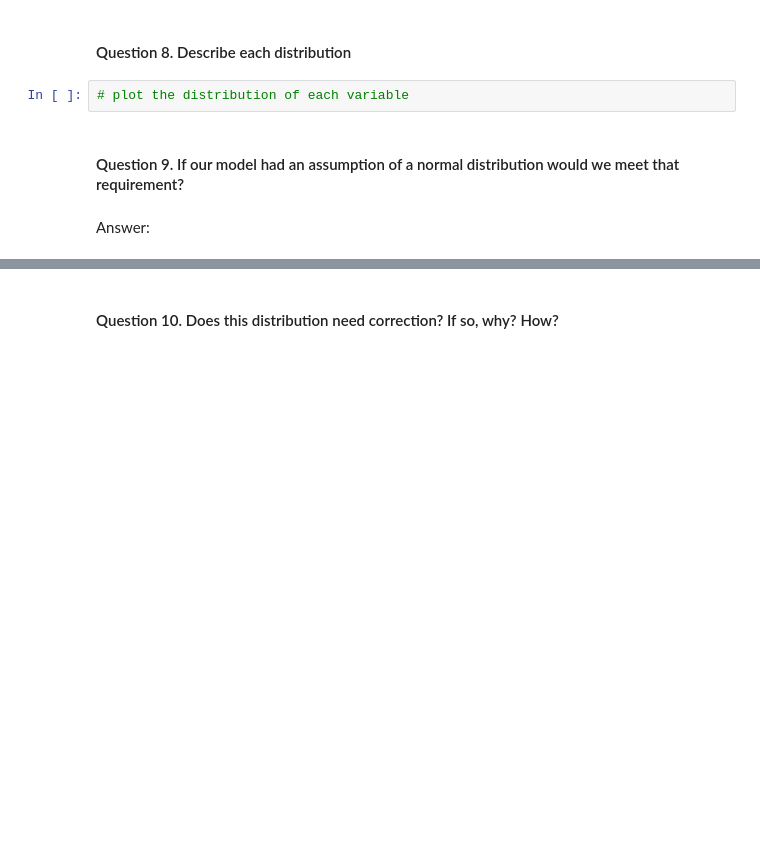
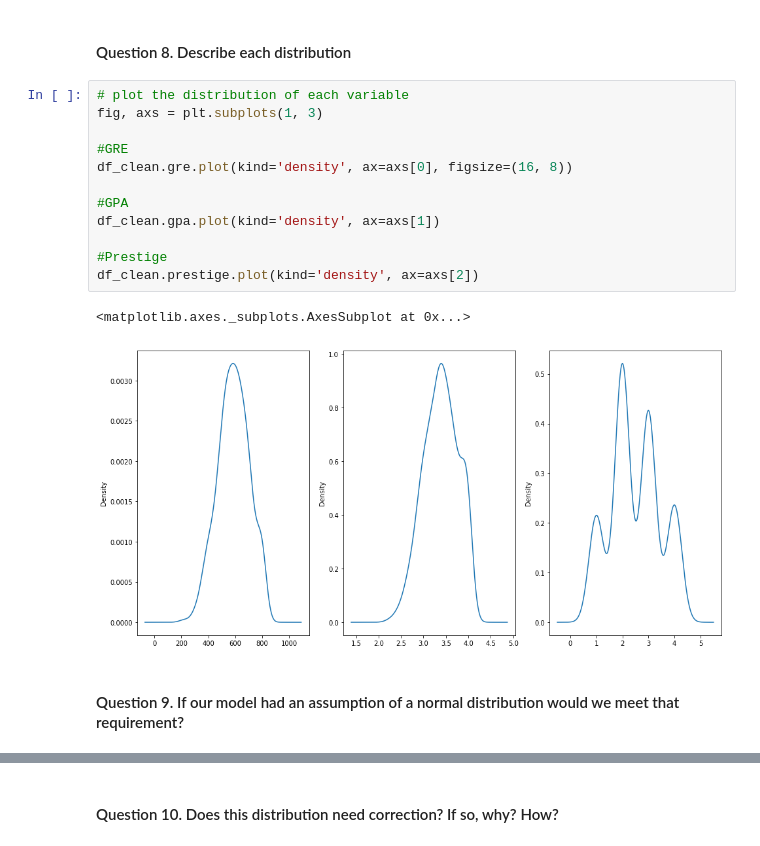
Before and after one commit to Prolexliu/Data_Science, a Jupyter notebook: Project 2/starter-code/project2-starter.ipynb, the cells around one changed output, grey strips where cells are left out. Drawn from its saved outputs; the diff is of its cells as text; blank space fills up the shorter version.

```diff
--- a/Project 2/starter-code/project2-starter.ipynb
+++ b/Project 2/starter-code/project2-starter.ipynb
@@ -153,8 +181,19 @@ This plot show up
 # %% [markdown]
 #### Question 8. Describe each distribution
-# %%
-# plot the distribution of each variable
+# %%
+# plot the distribution of each variable
+fig, axs = plt.subplots(1, 3)
+
+#GRE
+df_clean.gre.plot(kind='density', ax=axs[0], figsize=(16, 8))
+
+#GPA
+df_clean.gpa.plot(kind='density', ax=axs[1])
+
+#Prestige
+df_clean.prestige.plot(kind='density', ax=axs[2])
+# %% [output]
+<matplotlib.axes._subplots.AxesSubplot at 0x...>
+[figure, added]
 # %% [markdown]
 #### Question 9.  If our model had an assumption of a normal distribution would we meet that requirement?
-# %% [markdown]
-Answer:
```
Also changed, not shown: parts of 16 cells of this notebook.
